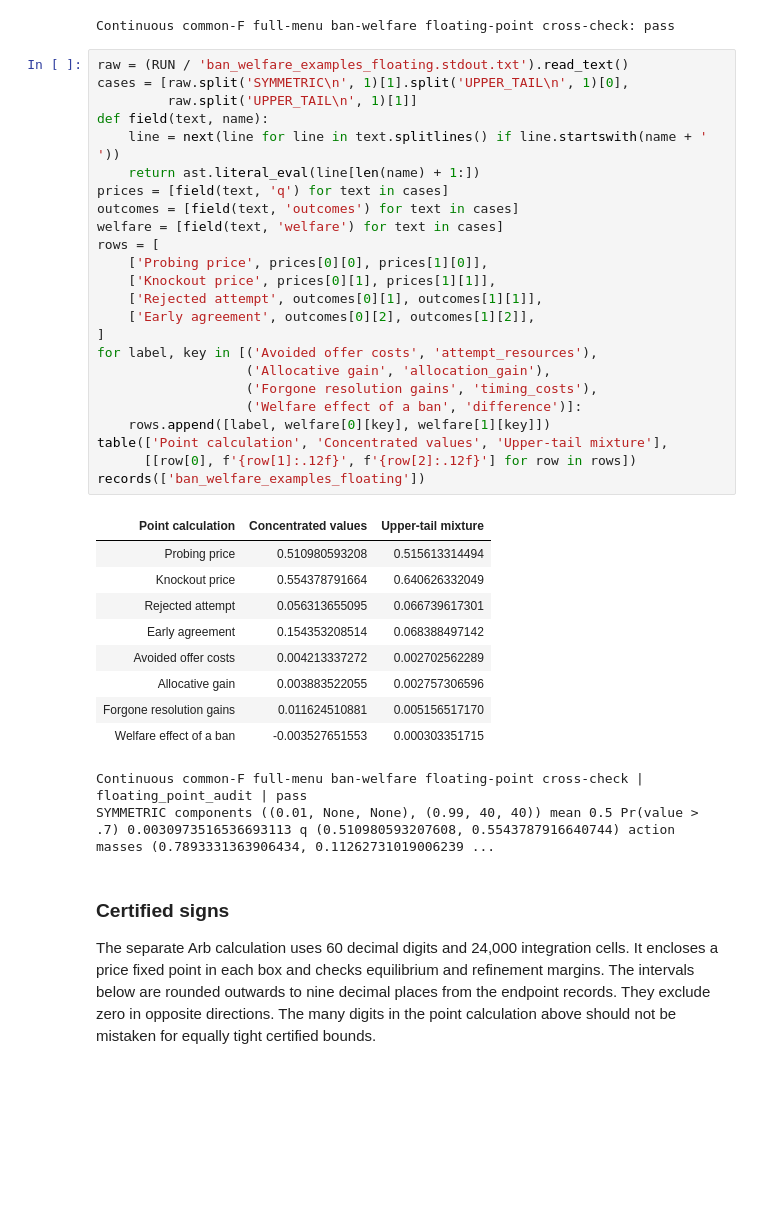
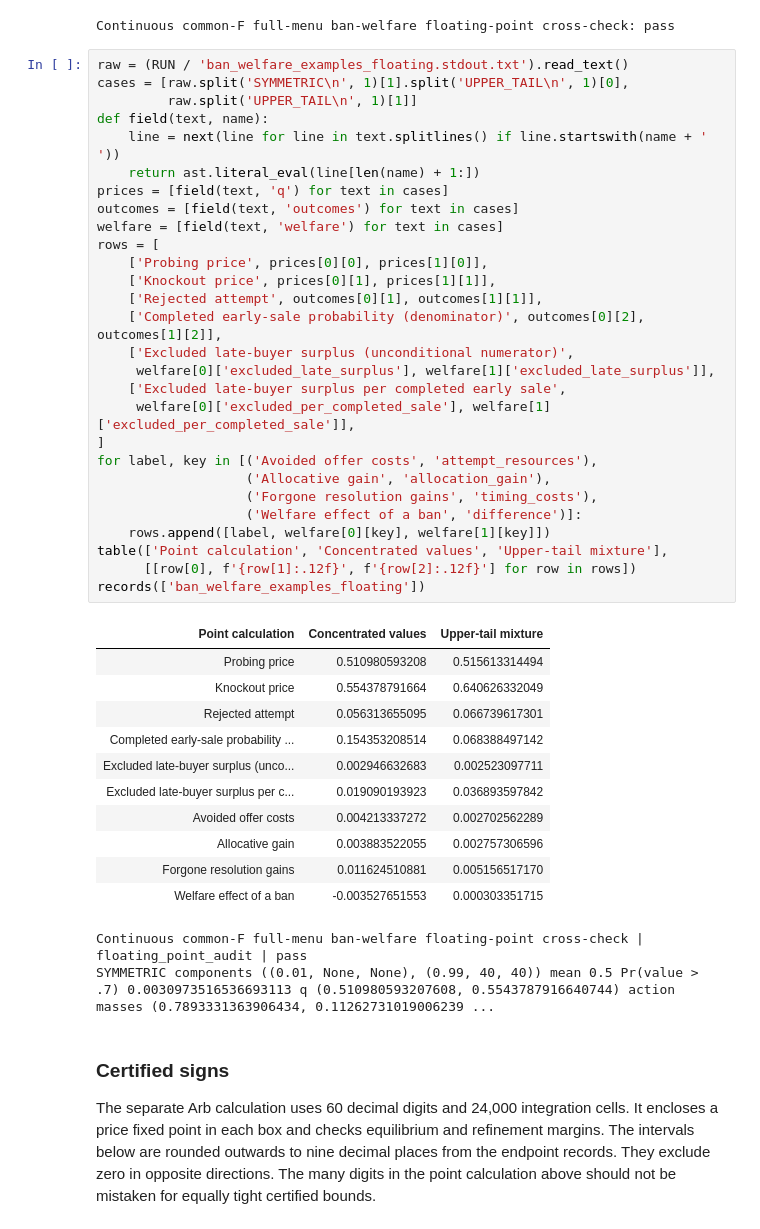
Before and after one commit to emilmsh/emilmsh.github.io, a Jupyter notebook: papers/pre-emption-numerics.ipynb, the cells around one changed output. Drawn from its saved outputs; the diff is of its cells as text; blank space fills up the shorter version.

```diff
--- a/papers/pre-emption-numerics.ipynb
+++ b/papers/pre-emption-numerics.ipynb
@@ -887,7 +887,11 @@ rows = [
     ['Probing price', prices[0][0], prices[1][0]],
     ['Knockout price', prices[0][1], prices[1][1]],
     ['Rejected attempt', outcomes[0][1], outcomes[1][1]],
-    ['Early agreement', outcomes[0][2], outcomes[1][2]],
+    ['Completed early-sale probability (denominator)', outcomes[0][2], outcomes[1][2]],
+    ['Excluded late-buyer surplus (unconditional numerator)',
+     welfare[0]['excluded_late_surplus'], welfare[1]['excluded_late_surplus']],
+    ['Excluded late-buyer surplus per completed early sale',
+     welfare[0]['excluded_per_completed_sale'], welfare[1]['excluded_per_completed_sale']],
 ]
 for label, key in [('Avoided offer costs', 'attempt_resources'),
                    ('Allocative gain', 'allocation_gain'),
@@ -899,10 +903,12 @@ table(['Point calculation', 'Concentrated values', 'Upper-tail mixture'],
 records(['ban_welfare_examples_floating'])
 # %% [output]
 | Point calculation | Concentrated values | Upper-tail mixture |
 | Probing price | 0.510980593208 | 0.515613314494 |
 | Knockout price | 0.554378791664 | 0.640626332049 |
 | Rejected attempt | 0.056313655095 | 0.066739617301 |
-| Early agreement | 0.154353208514 | 0.068388497142 |
+| Completed early-sale probability ... | 0.154353208514 | 0.068388497142 |
+| Excluded late-buyer surplus (unco... | 0.002946632683 | 0.002523097711 |
+| Excluded late-buyer surplus per c... | 0.019090193923 | 0.036893597842 |
 | Avoided offer costs | 0.004213337272 | 0.002702562289 |
 | Allocative gain | 0.003883522055 | 0.002757306596 |
 | Forgone resolution gains | 0.011624510881 | 0.005156517170 |
```
Also changed, not shown: parts of 17 cells of this notebook, 6 other files.
